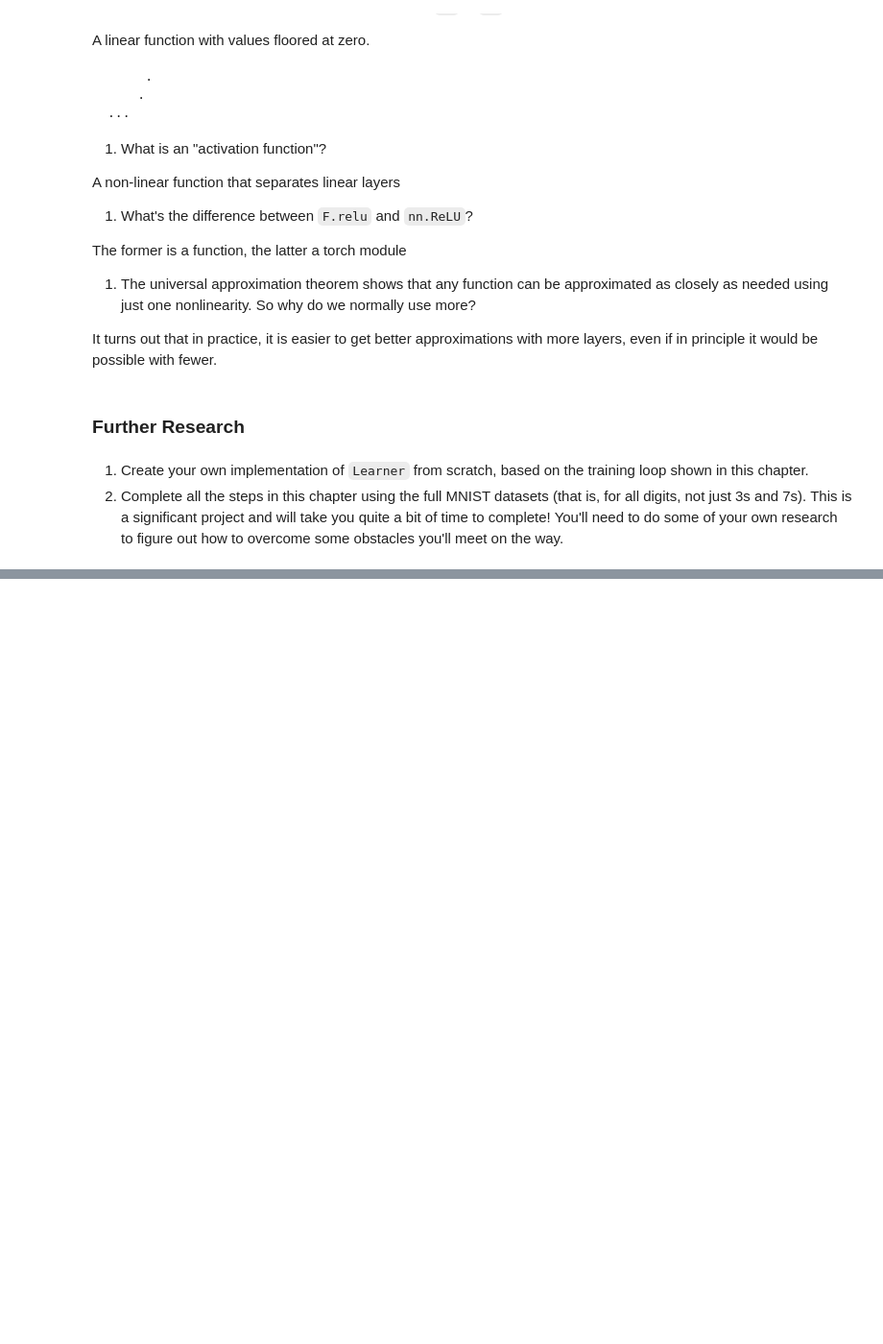
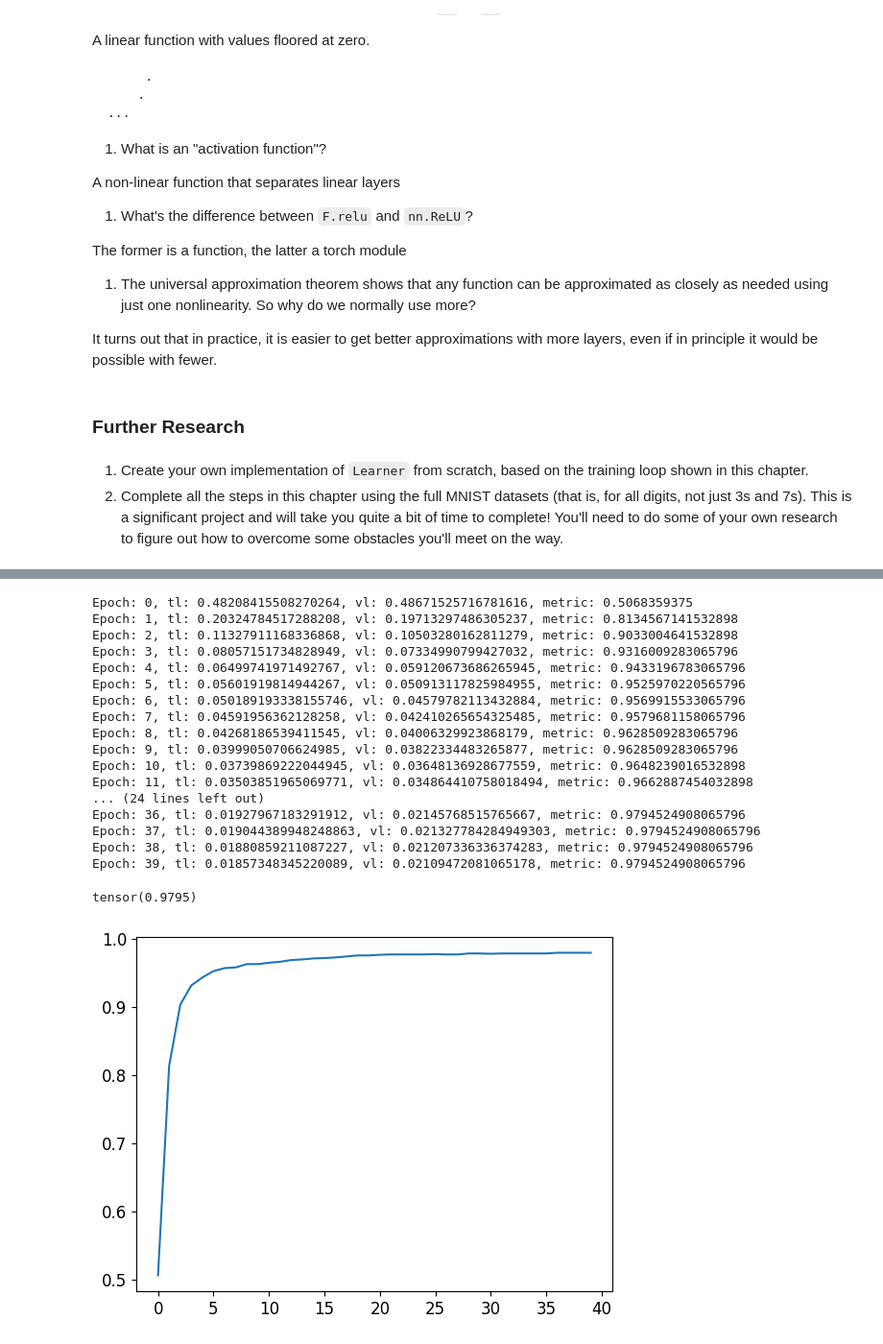
Before and after one commit to Plyb/fast-ai-exercises, a Jupyter notebook: 04_mnist_basics.ipynb, the cells around one changed output, grey strips where cells are left out. Shown: that part at 96% size. Saved outputs shown, nothing was run; the diff lists cells and outputs as text; code cells hidden in the pictures; blank space fills up the shorter version.

```diff
--- a/04_mnist_basics.ipynb
+++ b/04_mnist_basics.ipynb
@@ -1562,0 +1601,34 @@ def f(x, y):
+# %%
+dl = DataLoader(dset, batch_size=256)
+valid_dl = DataLoader(valid_dset, batch_size=256)
+dls = DataLoaders(dl, valid_dl)
+simple_net = nn.Sequential(
+    nn.Linear(28*28,30),
+    nn.ReLU(),
+    nn.Linear(30,1)
+)
+learn = Learner(dls, simple_net, opt_func=SGD,
+                loss_func=mnist_loss, metrics=batch_accuracy)
+learn.fit(40, 0.1)
+plt.plot(L(learn.recorder.values).itemgot(2));
+learn.recorder.values[-1][2]
+# %% [output]
+Epoch: 0, tl: 0.48208415508270264, vl: 0.48671525716781616, metric: 0.5068359375
+Epoch: 1, tl: 0.20324784517288208, vl: 0.19713297486305237, metric: 0.8134567141532898
+Epoch: 2, tl: 0.11327911168336868, vl: 0.10503280162811279, metric: 0.9033004641532898
+Epoch: 3, tl: 0.08057151734828949, vl: 0.07334990799427032, metric: 0.9316009283065796
+Epoch: 4, tl: 0.06499741971492767, vl: 0.059120673686265945, metric: 0.9433196783065796
+Epoch: 5, tl: 0.05601919814944267, vl: 0.050913117825984955, metric: 0.9525970220565796
+Epoch: 6, tl: 0.050189193338155746, vl: 0.04579782113432884, metric: 0.9569915533065796
+Epoch: 7, tl: 0.04591956362128258, vl: 0.042410265654325485, metric: 0.9579681158065796
+Epoch: 8, tl: 0.04268186539411545, vl: 0.04006329923868179, metric: 0.9628509283065796
+Epoch: 9, tl: 0.03999050706624985, vl: 0.03822334483265877, metric: 0.9628509283065796
+Epoch: 10, tl: 0.03739869222044945, vl: 0.03648136928677559, metric: 0.9648239016532898
+Epoch: 11, tl: 0.03503851965069771, vl: 0.034864410758018494, metric: 0.9662887454032898
+... (24 lines left out)
+Epoch: 36, tl: 0.01927967183291912, vl: 0.02145768515765667, metric: 0.9794524908065796
+Epoch: 37, tl: 0.019044389948248863, vl: 0.021327784284949303, metric: 0.9794524908065796
+Epoch: 38, tl: 0.01880859211087227, vl: 0.021207336336374283, metric: 0.9794524908065796
+Epoch: 39, tl: 0.01857348345220089, vl: 0.02109472081065178, metric: 0.9794524908065796
+tensor(0.9795)
+[figure, added]
```
Also changed, not shown: parts of 5 cells of this notebook.
